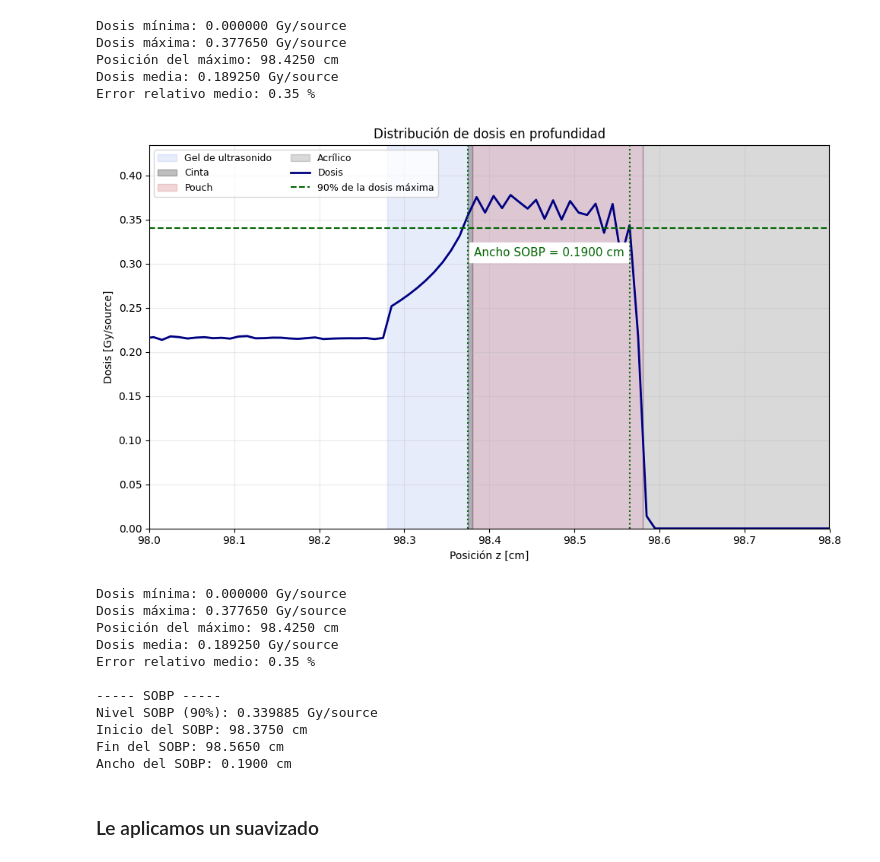
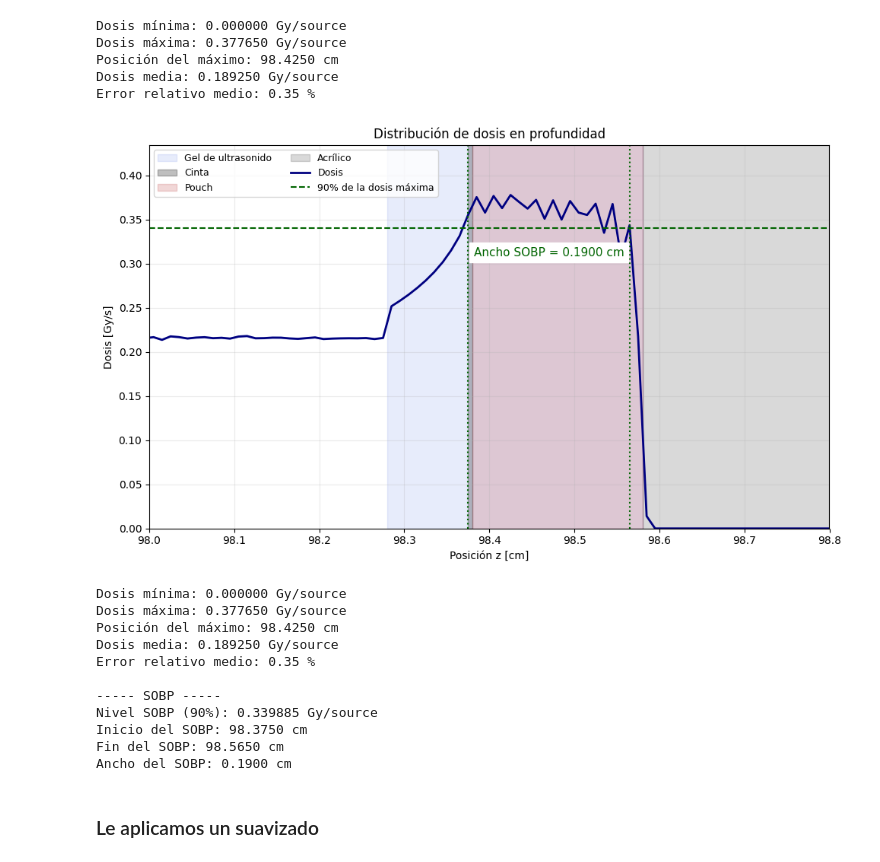
Before and after one commit to arirodriguez001/Laboratory-VII, a Jupyter notebook: Modelo irradiacion final/sinatenuador1mmgel2mmpouch20coma5MeV/analisis/sobp.ipynb, the cells around one changed output. Saved outputs shown, nothing was run; the diff lists cells and outputs as text; code cells hidden in the pictures.

```diff
--- a/Modelo irradiacion final/sinatenuador1mmgel2mmpouch20coma5MeV/analisis/sobp.ipynb
+++ b/Modelo irradiacion final/sinatenuador1mmgel2mmpouch20coma5MeV/analisis/sobp.ipynb
@@ -294,7 +294,7 @@ ax.set_ylim(
 
 ax.set_xlabel("Posición z [cm]")
 
-ax.set_ylabel("Dosis [Gy/source]")
+ax.set_ylabel("Dosis [Gy/s]")
 
 ax.set_title("Distribución de dosis en profundidad")
 
@@ -311,34 +311,34 @@ ax.legend(
 fig.tight_layout()
 
 plt.show()
 
 
 # ============================================================
 # RESULTADOS
 # ============================================================
 
 print(f"Dosis mínima: {data_dosis.min():.6f} Gy/source")
 
 print(f"Dosis máxima: {dosis_maxima:.6f} Gy/source")
 
 print(f"Posición del máximo: {z_maximo:.4f} cm")
 
 print(f"Dosis media: {dosis_media:.6f} Gy/source")
 
 print(f"Error relativo medio: {100*np.mean(error_relativo):.2f} %")
 
 print()
 print("----- SOBP -----")
 
 print(f"Nivel SOBP (90%): {nivel_sobp:.6f} Gy/source")
 
 print(f"Inicio del SOBP: {z_inicio_sobp:.4f} cm")
 
 print(f"Fin del SOBP: {z_fin_sobp:.4f} cm")
 
 print(f"Ancho del SOBP: {ancho_sobp:.4f} cm")
 # %% [output]
-[figure, old version]
+[figure, new version]
 Dosis mínima: 0.000000 Gy/source
 Dosis máxima: 0.377650 Gy/source
 Posición del máximo: 98.4250 cm
```
Also changed, not shown: parts of 1 cell of this notebook, 4 other files.
